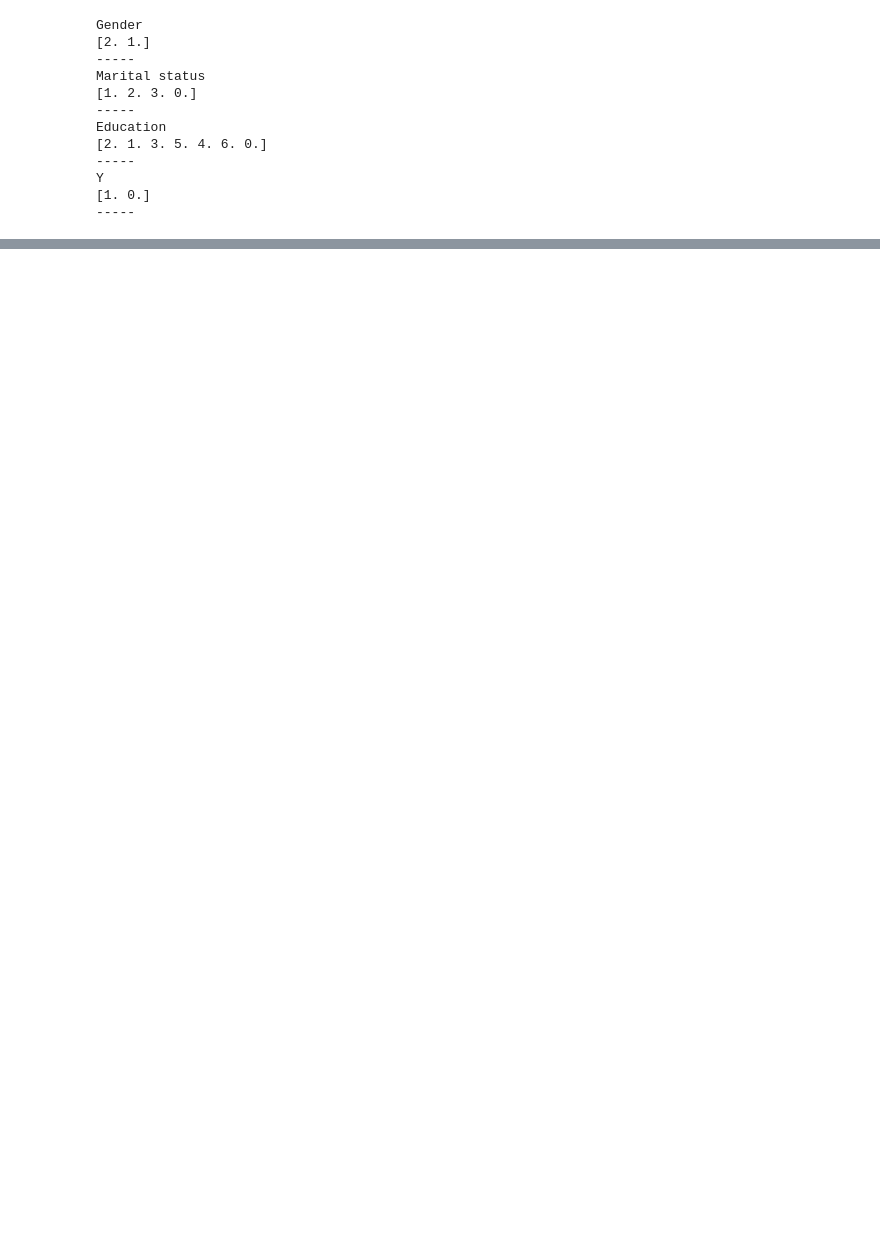
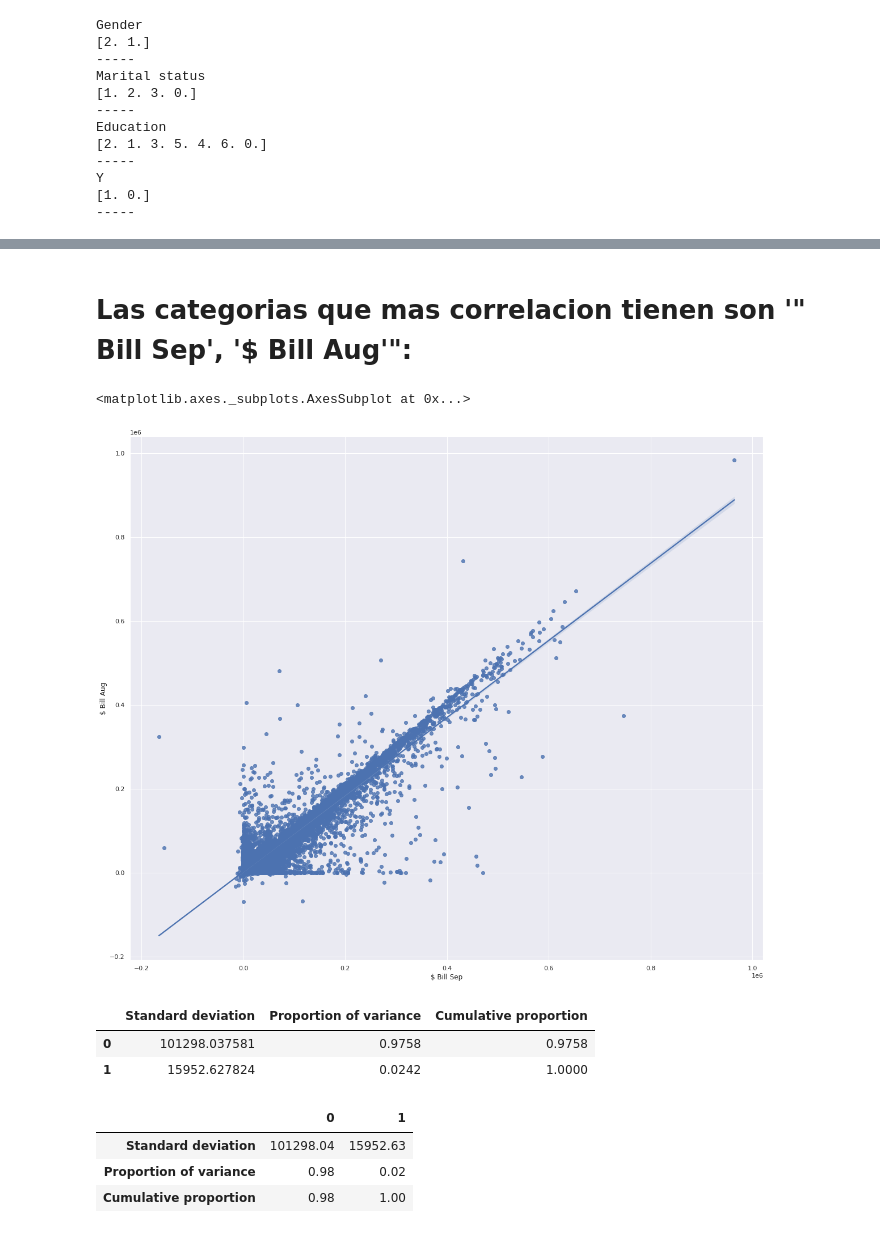
Before and after one commit to PosgradoMNA/actividades-de-aprendizaje-torhec1234, a Jupyter notebook: Actividad_semanal_6.ipynb, the cells around one changed output, grey strips where cells are left out. Drawn from its saved outputs; the diff is of its cells as text; code cells hidden in the pictures; blank space fills up the shorter version.

```diff
--- a/Actividad_semanal_6.ipynb
+++ b/Actividad_semanal_6.ipynb
@@ -554,0 +632,35 @@ columnasTransformer = ColumnTransformer(
+# %% [markdown]
+# Las categorias que mas correlacion tienen son '" Bill Sep', '$ Bill Aug'":
+# %%
+
+p = sns.regplot(data = df,
+                x = df['$ Bill Sep'],
+                y = df['$ Bill Aug']
+               )
+p
+# %% [output]
+<matplotlib.axes._subplots.AxesSubplot at 0x...>
+[figure, added]
+# %%
+pcs = PCA(n_components=2)
+
+pcs.fit(df[['$ Bill Sep', '$ Bill Aug']])
+
+pcsSummary = pd.DataFrame({'Standard deviation': np.sqrt(pcs.explained_variance_),
+                          'Proportion of variance': pcs.explained_variance_ratio_,
+                          'Cumulative proportion': np.cumsum(pcs.explained_variance_ratio_)#column
+                          }
+                          )
+pcsSummary
+# %% [output]
+|  | Standard deviation | Proportion of variance | Cumulative proportion |
+| 0 | 101298.037581 | 0.9758 | 0.9758 |
+| 1 | 15952.627824 | 0.0242 | 1.0000 |
+# %%
+pcsSummary = pcsSummary.transpose()
+pcsSummary.round(2)
+# %% [output]
+|  | 0 | 1 |
+| Standard deviation | 101298.04 | 15952.63 |
+| Proportion of variance | 0.98 | 0.02 |
+| Cumulative proportion | 0.98 | 1.00 |
```
Also changed, not shown: parts of 39 cells of this notebook.
